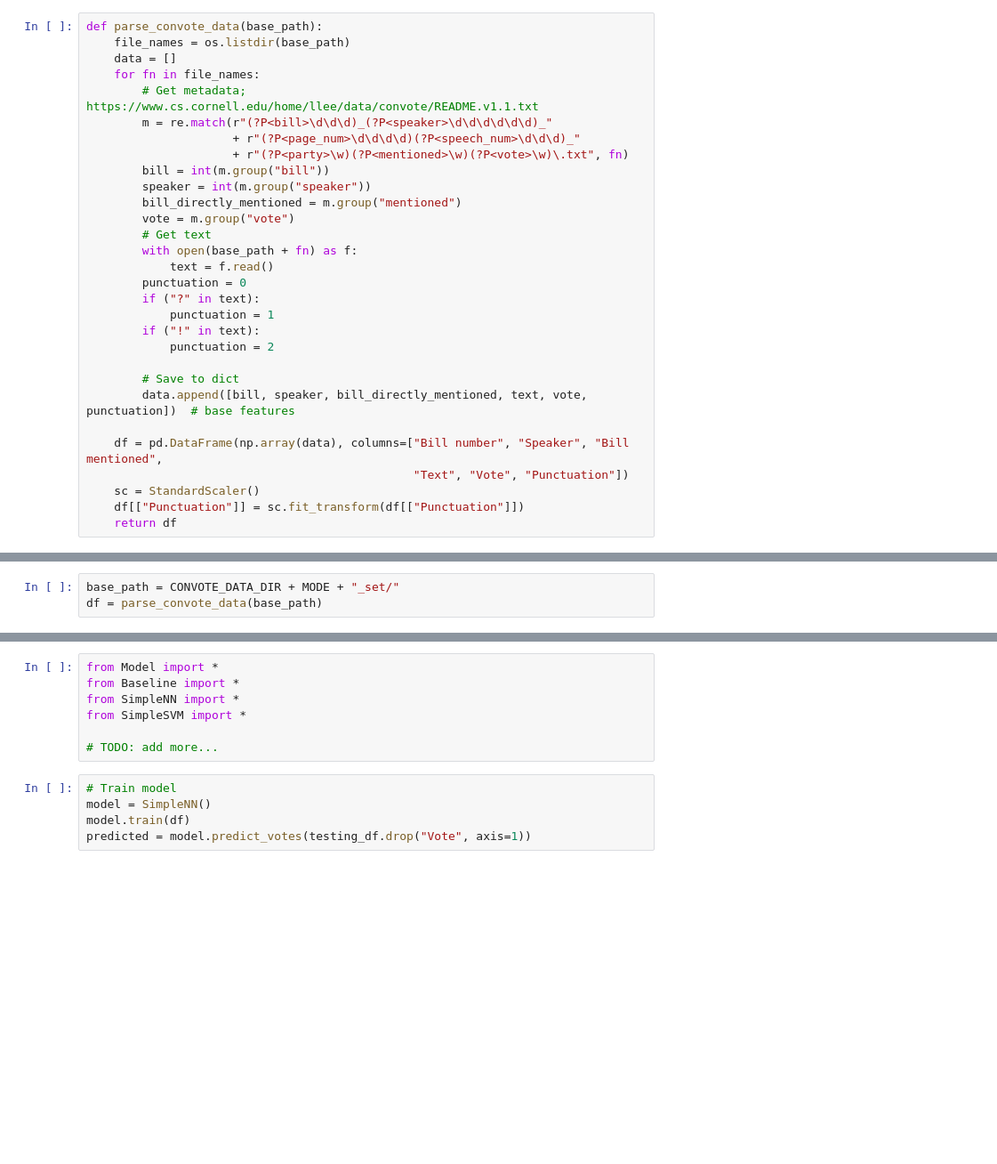
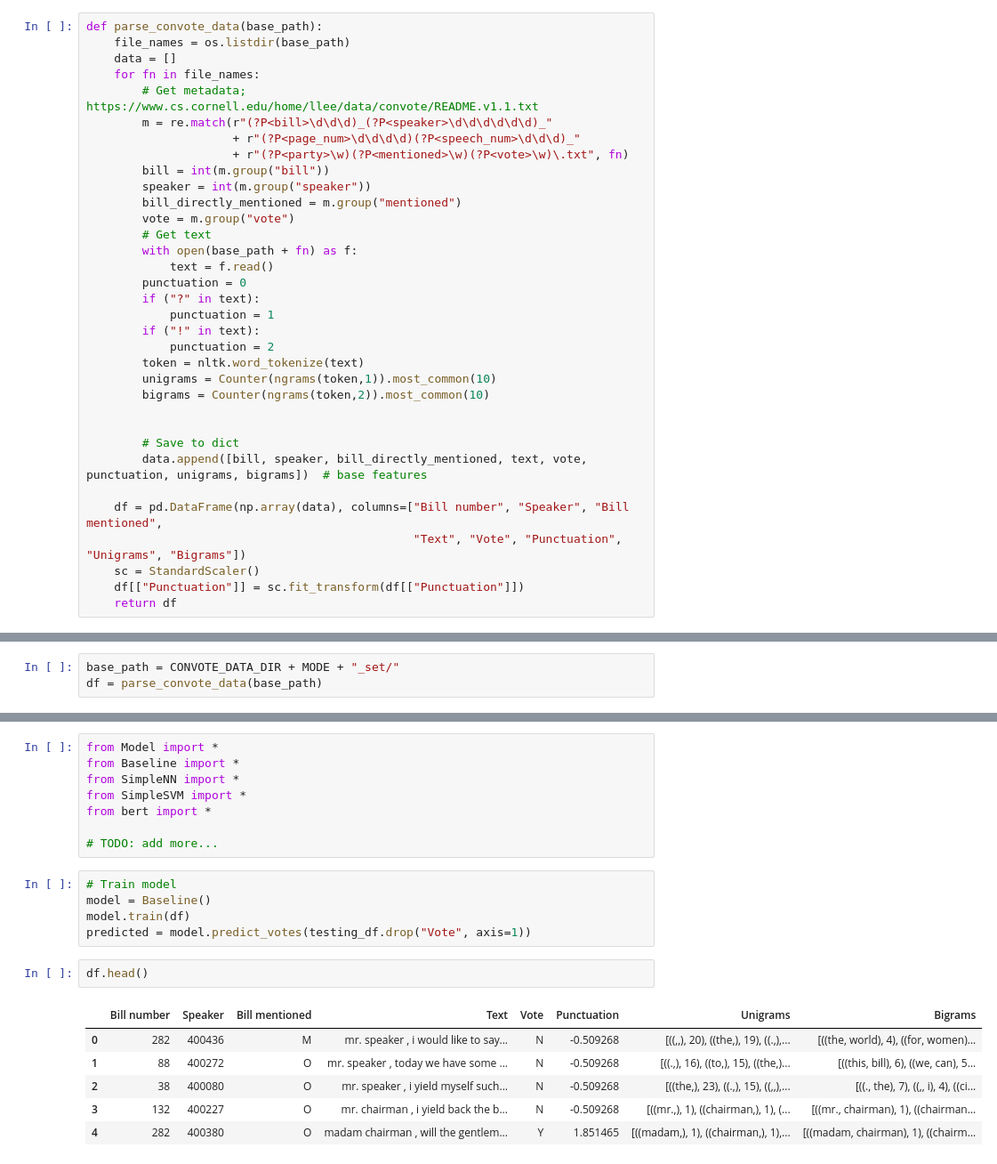
Before and after one commit to rosalg/cs224u-final-project, a Jupyter notebook: src/Main_code.ipynb, the cells around one changed output, grey strips where cells are left out. Shown at 89% size. Drawn from its saved outputs; the diff is of its cells as text; blank space fills up the shorter version.

```diff
--- a/src/Main_code.ipynb
+++ b/src/Main_code.ipynb
@@ -26,12 +30,16 @@ def parse_convote_data(base_path):
             punctuation = 1
         if ("!" in text):
             punctuation = 2
+        token = nltk.word_tokenize(text)
+        unigrams = Counter(ngrams(token,1)).most_common(10)
+        bigrams = Counter(ngrams(token,2)).most_common(10)
+
 
         # Save to dict
-        data.append([bill, speaker, bill_directly_mentioned, text, vote, punctuation])  # base features
+        data.append([bill, speaker, bill_directly_mentioned, text, vote, punctuation, unigrams, bigrams])  # base features
 
     df = pd.DataFrame(np.array(data), columns=["Bill number", "Speaker", "Bill mentioned",
-                                               "Text", "Vote", "Punctuation"])
+                                               "Text", "Vote", "Punctuation", "Unigrams", "Bigrams"])
     sc = StandardScaler()
     df[["Punctuation"]] = sc.fit_transform(df[["Punctuation"]])
     return df
@@ -65,13 +100,23 @@ from Model import *
 from Baseline import *
 from SimpleNN import *
 from SimpleSVM import *
+from bert import *
 
 # TODO: add more...
 # %%
 # Train model
-model = SimpleNN()
+model = Baseline()
 model.train(df)
 predicted = model.predict_votes(testing_df.drop("Vote", axis=1))
+# %%
+df.head()
+# %% [output]
+|  | Bill number | Speaker | Bill mentioned | Text | Vote | Punctuation | Unigrams | Bigrams |
+| 0 | 282 | 400436 | M | mr. speaker , i would like to say... | N | -0.509268 | [((,,), 20), ((the,), 19), ((.,),... | [((the, world), 4), ((for, women)... |
+| 1 | 88 | 400272 | O | mr. speaker , today we have some ... | N | -0.509268 | [((.,), 16), ((to,), 15), ((the,)... | [((this, bill), 6), ((we, can), 5... |
+| 2 | 38 | 400080 | O | mr. speaker , i yield myself such... | N | -0.509268 | [((the,), 23), ((.,), 15), ((,,),... | [((., the), 7), ((,, i), 4), ((ci... |
+| 3 | 132 | 400227 | O | mr. chairman , i yield back the b... | N | -0.509268 | [((mr.,), 1), ((chairman,), 1), (... | [((mr., chairman), 1), ((chairman... |
+| 4 | 282 | 400380 | O | madam chairman , will the gentlem... | Y | 1.851465 | [((madam,), 1), ((chairman,), 1),... | [((madam, chairman), 1), ((chairm... |
 # %%
 # Evaluate model
 num_corr = 0
```
Also changed, not shown: parts of 29 cells of this notebook, 10 other files.
